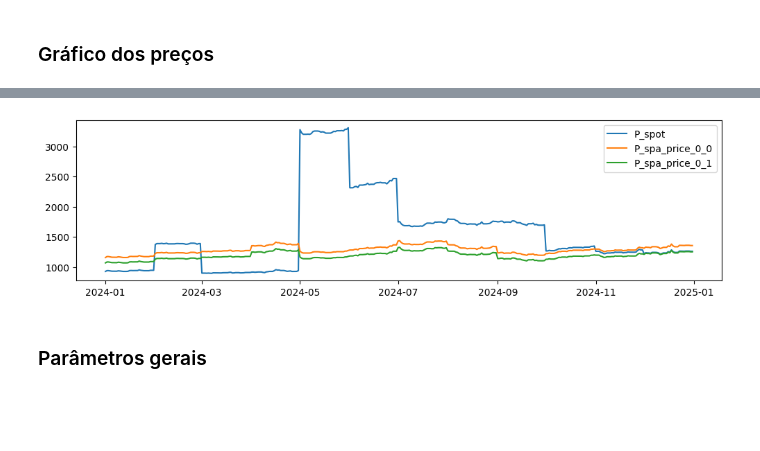
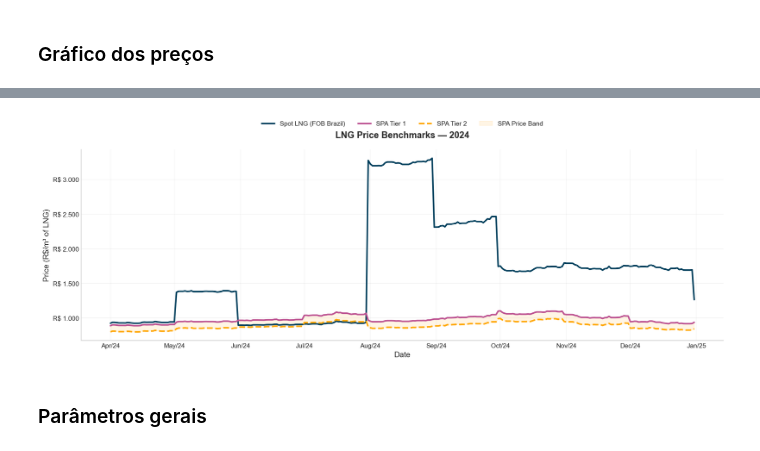
Before and after one commit to gbcfreitas/LNGinventoryopt, a Jupyter notebook: 01.monta_dados_entrada.ipynb, the cells around one changed output, grey strips where cells are left out. Cells and saved outputs as stored; diff of their text form; code cells hidden in the pictures; blank space fills up the shorter version.

```diff
--- a/01.monta_dados_entrada.ipynb
+++ b/01.monta_dados_entrada.ipynb
@@ -19,9 +19,11 @@ The autoreload extension is already loaded. To reload it, use:
 # %% [markdown]
 Dataframe de entradas
 # %%
-# dataframe com index como datas de 2024-01-01 a 2024-12-31
+# dataframe com index como datas de 2024-04-01 a 2024-12-31
+ini = '2024-04-01'
+fim = '2024-12-31'
 entradas_df = pd.DataFrame({
-    'data': pd.date_range(start='2024-01-01', end='2024-12-31', freq='D')})
+    'data': pd.date_range(start='2024-04-01', end='2024-12-31', freq='D')})
 
 
 entradas_df.head()
@@ -319,0 +401,6 @@ plt.show()
+# %%
+# Soma dos valores das colunas V_d_0 e V_d_1 para obter a demanda total de GNL por dia
+V_total = entradas_df['V_d_0'] + entradas_df['V_d_1']
+
+# Adicionar ao entradas_df a coluna I que tem valor 0 caso V_total >0 e 1 caso V_total = 0
+entradas_df['Idle'] = V_total.apply(lambda x: 0 if x > 0 else 1)
@@ -393,6 +503,6 @@ Dessa forma, o parâmetro V_adp vai contar com a chegada de uma carga de GNL de
 # %%
-# Adicionando ao dataframe entradas_df a coluna de planejamento de chegada de carga para o contrato 0 (V_adp_0) com valor de 150000 m³ a cada 15 dias a partir de 2024-01-01
-for i in range(0, len(entradas_df), 15):
+# Adicionando ao dataframe entradas_df a coluna de planejamento de chegada de carga para o contrato 0 (V_adp_0) com valor de 150000 m³ a cada 18 dias a partir de 2024-01-01
+for i in range(0, len(entradas_df), 18):
     entradas_df.loc[i, 'V_adp_0'] = 150000
 
 entradas_df.fillna(0, inplace=True)
@@ -461,12 +609,12 @@ Para o segunto patamar, A = 12% e B = 0
 # %%
 # Adicionando ao entradas_df a coluna de preço do contrato 0, tier 0 (P_spa_price_0_0) com o valor de brent_crude_oil multiplicado por 13%
-entradas_df['P_spa_price_0_0'] = df_price['brent_crude_oil'] * 0.13
+entradas_df['P_spa_price_0_0'] = df_price['brent_crude_oil'] * 0.10
 # Convertendo esse valor de US$/MMBTU para R$/m³ de GNL usando o valor do dólar e a conversão de MMBTU para m³ de GNL
 entradas_df['P_spa_price_0_0'] = entradas_df['P_spa_price_0_0'] * df_price['dolar_brl'] / M3GNL_MMBTU
 
 
 # Adicionando ao entradas_df a coluna de preço do contrato 0, tier 1 (P_spa_price_0_1) com o valor de brent_crude_oil multiplicado por 12%
-entradas_df['P_spa_price_0_1'] = df_price['brent_crude_oil'] * 0.12
+entradas_df['P_spa_price_0_1'] = df_price['brent_crude_oil'] * 0.09
 # Convertendo esse valor de US$/MMBTU para R$/m³ de GNL usando o valor do dólar e a conversão de MMBTU para m³ de GNL
 entradas_df['P_spa_price_0_1'] = entradas_df['P_spa_price_0_1'] * df_price['dolar_brl'] / M3GNL_MMBTU
 # %% [markdown]
@@ -529,13 +694,47 @@ entradas_json
 # %%
-# plot de preços P_spa_price e P_spot ao longo do ano
-plt.figure(figsize=(12,3))
-plt.plot(entradas_df["data"], entradas_df["P_spot"], label="P_spot")
-plt.plot(entradas_df["data"], entradas_df["P_spa_price_0_0"], label="P_spa_price_0_0")
-plt.plot(entradas_df["data"], entradas_df["P_spa_price_0_1"], label="P_spa_price_0_1")
-plt.legend()
+from matplotlib.ticker import FuncFormatter
+import matplotlib.dates as mdates
+
+plt.style.use('seaborn-v0_8-whitegrid')
+fig, ax = plt.subplots(figsize=(15, 5.5), dpi=150)
+
+dates = entradas_df['data']
+spot = entradas_df['P_spot']
+spa_tier0 = entradas_df['P_spa_price_0_0']
+spa_tier1 = entradas_df['P_spa_price_0_1']
+spa_band_lo = np.minimum(spa_tier0, spa_tier1)
+spa_band_hi = np.maximum(spa_tier0, spa_tier1)
+
+palette = {
+    "spot": "#003f5c",
+    "tier0": "#bc5090",
+    "tier1": "#ffa600"
+}
+
+ax.plot(dates, spot, label='Spot LNG (FOB Brazil)', color=palette['spot'], linewidth=2.4)
+ax.plot(dates, spa_tier0, label='SPA Tier 1', color=palette['tier0'], linewidth=2.4)
+ax.plot(dates, spa_tier1, label='SPA Tier 2', color=palette['tier1'], linewidth=2.4, linestyle='--')
+ax.fill_between(dates, spa_band_lo, spa_band_hi, color=palette['tier1'], alpha=0.10, label='SPA Price Band')
+
+ax.set_title('LNG Price Benchmarks — 2024', fontsize=14, pad=18, fontweight='bold')
+ax.set_xlabel('Date', fontsize=12)
+ax.set_ylabel('Price (R$/m³ of LNG)', fontsize=12)
+
+ax.xaxis.set_major_locator(mdates.MonthLocator())
+ax.xaxis.set_major_formatter(mdates.DateFormatter('%b/%y'))
+plt.setp(ax.get_xticklabels(), rotation=0, ha='center')
+ax.yaxis.set_major_formatter(FuncFormatter(lambda val, _: f"R$ {val:,.0f}".replace(',', '.')))
+
+ax.spines['top'].set_visible(False)
+ax.spines['right'].set_visible(False)
+ax.grid(alpha=0.25)
+ax.legend(loc='upper center', bbox_to_anchor=(0.5, 1.18), ncol=4, frameon=False)
+
+plt.savefig('saidas/visualizacao_precos_2024.png', dpi=400)
+plt.tight_layout()
 plt.show()
 # %% [output]
-[figure, old version]
+[figure, new version]
 # %% [markdown]
 ### Parâmetros gerais
 # %%
```
Also changed, not shown: parts of 38 cells of this notebook, 8 other files.
